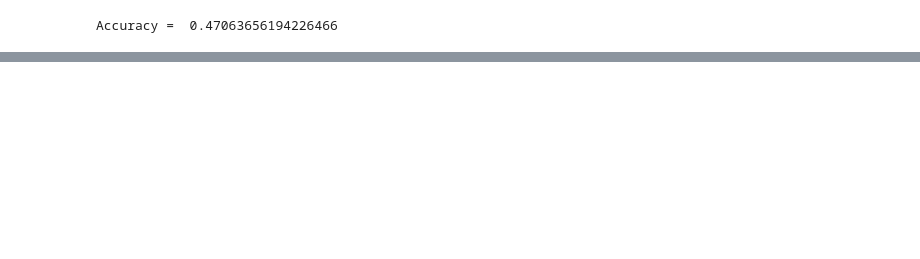
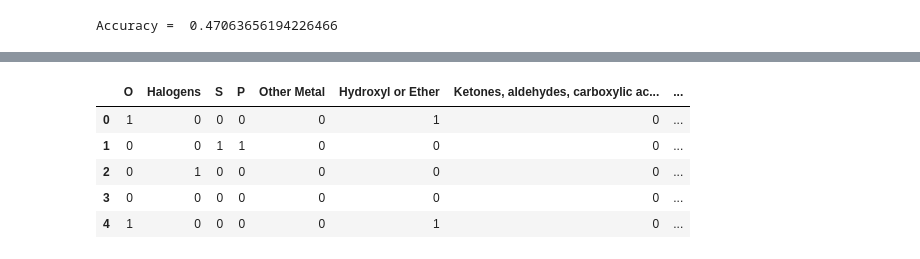
Before and after one commit to muhualiushui/Stat_432_FinalProject, a Jupyter notebook: Classification_Analyze.ipynb, the cells around one changed output, grey strips where cells are left out. Cells and saved outputs as stored; diff of their text form; code cells hidden in the pictures; blank space fills up the shorter version.

```diff
--- a/Classification_Analyze.ipynb
+++ b/Classification_Analyze.ipynb
@@ -59,0 +174,9 @@ SyntaxError: expected ':' (2490232531.py, line 2)
+# %%
+data_pca.head()
+# %% [output]
+|  | O | Halogens | S | P | Other Metal | Hydroxyl or Ether | Ketones, aldehydes, carboxylic ac... | ... |
+| 0 | 1 | 0 | 0 | 0 | 0 | 1 | 0 | ... |
+| 1 | 0 | 0 | 1 | 1 | 0 | 0 | 0 | ... |
+| 2 | 0 | 1 | 0 | 0 | 0 | 0 | 0 | ... |
+| 3 | 0 | 0 | 0 | 0 | 0 | 0 | 0 | ... |
+| 4 | 1 | 0 | 0 | 0 | 0 | 1 | 0 | ... |
```
Also changed, not shown: parts of 7 cells of this notebook, 4 other files.
